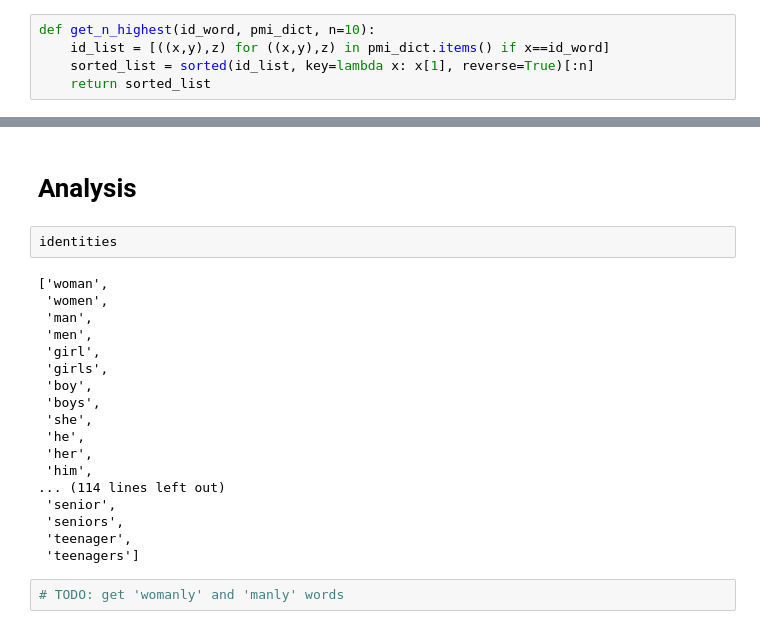
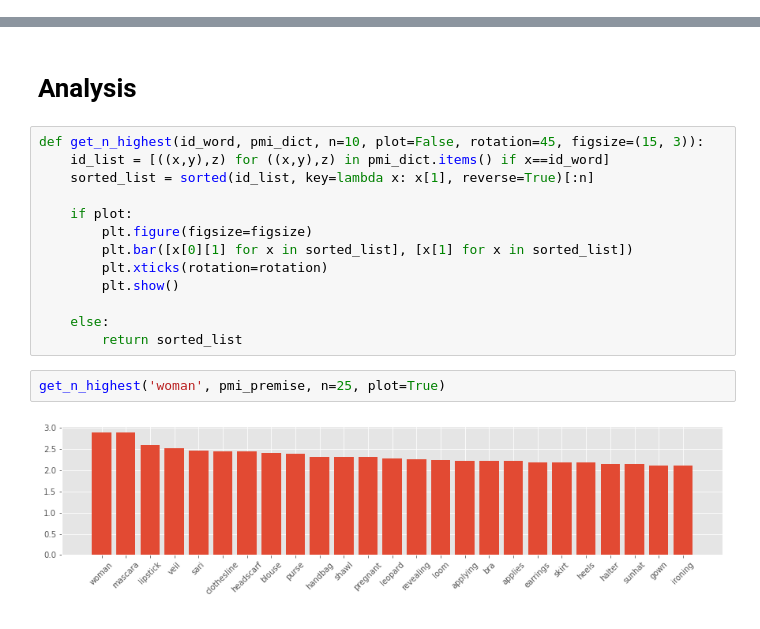
Before and after one commit to athiyadeviyani/CMU-COMPETHICS, a Jupyter notebook: hw1/11830_hw1.ipynb, the cells around one changed output, grey strips where cells are left out. Saved outputs shown, nothing was run; the diff lists cells and outputs as text.

```diff
--- a/hw1/11830_hw1.ipynb
+++ b/hw1/11830_hw1.ipynb
@@ -262,8 +262,3 @@ sorted_pmihyp = sorted(pmi_hyp.items(), key=lambda x: x[1], reverse=True)
  (('gay', 'pride'), 10.717979996157254),
  (('gay', 'rights'), 9.70789117853367),
  (('french', 'horn'), 9.65040568387291)]
-# %%
-def get_n_highest(id_word, pmi_dict, n=10):
-    id_list = [((x,y),z) for ((x,y),z) in pmi_dict.items() if x==id_word]
-    sorted_list = sorted(id_list, key=lambda x: x[1], reverse=True)[:n]
-    return sorted_list
@@ -322,24 +265,19 @@ get_n_highest('man', pmi_hyp)
 # %% [markdown]
 # Analysis
-# %%
-identities
-# %% [output]
-['woman',
- 'women',
- 'man',
- 'men',
- 'girl',
- 'girls',
- 'boy',
- 'boys',
- 'she',
- 'he',
- 'her',
- 'him',
-... (114 lines left out)
- 'senior',
- 'seniors',
- 'teenager',
- 'teenagers']
-# %%
-# TODO: get 'womanly' and 'manly' words
+# %%
+def get_n_highest(id_word, pmi_dict, n=10, plot=False, rotation=45, figsize=(15, 3)):
+    id_list = [((x,y),z) for ((x,y),z) in pmi_dict.items() if x==id_word]
+    sorted_list = sorted(id_list, key=lambda x: x[1], reverse=True)[:n]
+
+    if plot:
+        plt.figure(figsize=figsize)
+        plt.bar([x[0][1] for x in sorted_list], [x[1] for x in sorted_list])
+        plt.xticks(rotation=rotation)
+        plt.show()
+
+    else:
+        return sorted_list
+# %%
+get_n_highest('woman', pmi_premise, n=25, plot=True)
+# %% [output]
+[figure, added]
```
Also changed, not shown: parts of 164 cells of this notebook.
